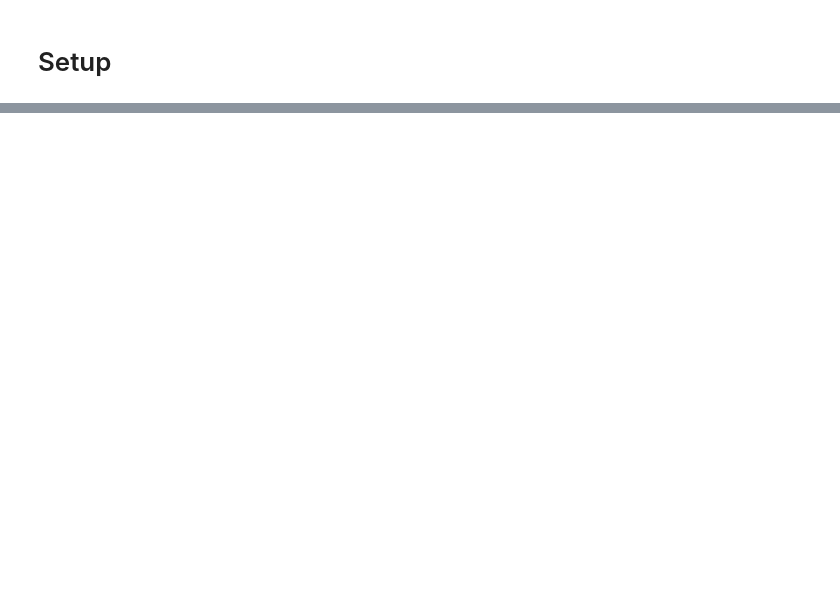
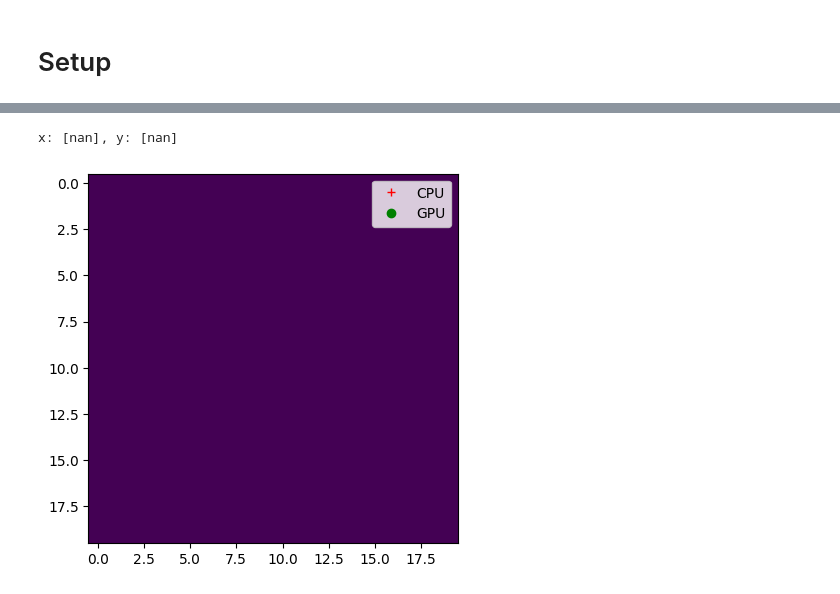
Before and after one commit to 7jameslondon/MagTrack, a Jupyter notebook: examples/examples.ipynb, the cells around one changed output, grey strips where cells are left out. Cells and saved outputs as stored; diff of their text form; code cells hidden in the pictures; blank space fills up the shorter version.

```diff
--- a/examples/examples.ipynb
+++ b/examples/examples.ipynb
@@ -33,0 +55,15 @@ plt.show()
+# %%
+image_stack_gpu = cp.asarray(image_stack)
+x_gpu, y_gpu = magtrack.center_of_mass(image_stack_gpu)
+x_gpu, y_gpu = cp.asnumpy(x_gpu), cp.asnumpy(y_gpu)
+print(f'x: {x_gpu}, y: {y_gpu}')
+# %% [output]
+x: [nan], y: [nan]
+# %%
+plt.imshow(image_stack[:, :, 0])
+plt.plot(x, y, 'r+', label='CPU')
+plt.plot(x_gpu, y_gpu, 'go', label='GPU')
+plt.legend()
+plt.show()
+# %% [output]
+[figure, added]
```
Also changed, not shown: parts of 8 cells of this notebook.
